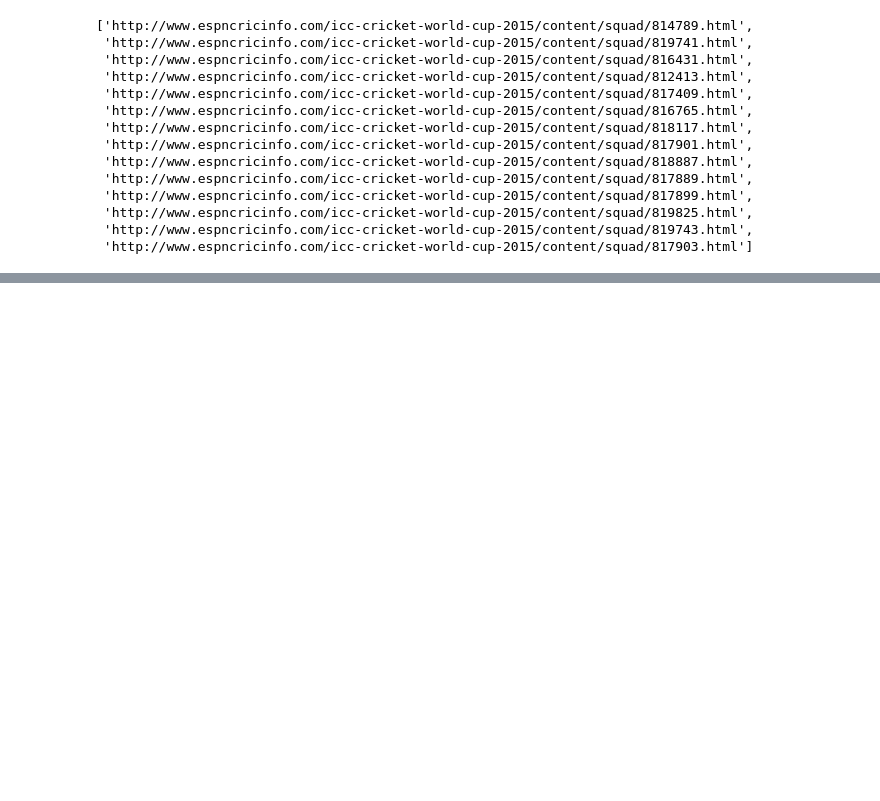
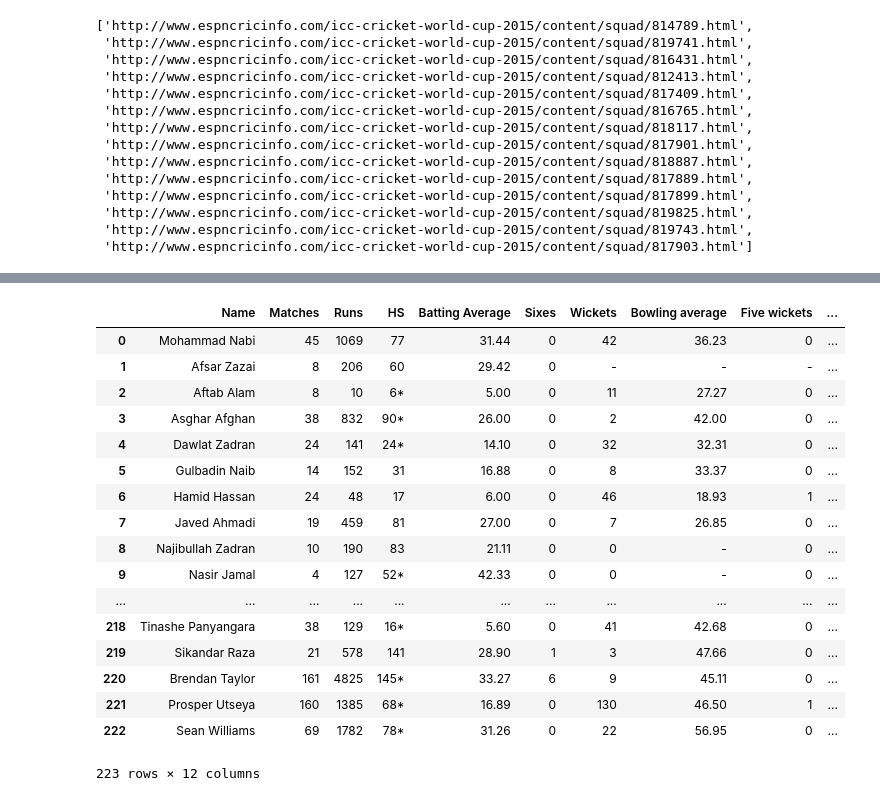
Before and after one commit to ikkhannn/Cricket-Worldcup-Prediction, a Jupyter notebook: squad.ipynb, the cells around one changed output, grey strips where cells are left out. Drawn from its saved outputs; the diff is of its cells as text; code cells hidden in the pictures; blank space fills up the shorter version.

```diff
--- a/squad.ipynb
+++ b/squad.ipynb
@@ -394,0 +1923,2 @@ all_players
+# %%
+cricket_dataset['BBI'] = cricket_dataset['BBI'].astype(str)
@@ -394,0 +1927,2 @@ all_players
+# %%
+cricket_dataset['BBI'] = cricket_dataset['BBI'].astype('str')
@@ -394,0 +1951,7 @@ all_players
+# %%
+new_bbi=[]
+for i in cricket_dataset.iloc[:,7]:
+    if(("-") in i):
+        new_bbi.append(i.replace('-','--'))
+    else:
+        new_bbi.append(i)
@@ -394,0 +1964,2 @@ all_players
+# %%
+cricket_dataset['BBI']=new_bbi
@@ -394,0 +1988,21 @@ all_players
+# %%
+cricket_dataset
+# %% [output]
+|  | Name | Matches | Runs | HS | Batting Average | Sixes | Wickets | Bowling average | Five wickets | ... |
+| 0 | Mohammad Nabi | 45 | 1069 | 77 | 31.44 | 0 | 42 | 36.23 | 0 | ... |
+| 1 | Afsar Zazai | 8 | 206 | 60 | 29.42 | 0 | - | - | - | ... |
+| 2 | Aftab Alam | 8 | 10 | 6* | 5.00 | 0 | 11 | 27.27 | 0 | ... |
+| 3 | Asghar Afghan | 38 | 832 | 90* | 26.00 | 0 | 2 | 42.00 | 0 | ... |
+| 4 | Dawlat Zadran | 24 | 141 | 24* | 14.10 | 0 | 32 | 32.31 | 0 | ... |
+| 5 | Gulbadin Naib | 14 | 152 | 31 | 16.88 | 0 | 8 | 33.37 | 0 | ... |
+| 6 | Hamid Hassan | 24 | 48 | 17 | 6.00 | 0 | 46 | 18.93 | 1 | ... |
+| 7 | Javed Ahmadi | 19 | 459 | 81 | 27.00 | 0 | 7 | 26.85 | 0 | ... |
+| 8 | Najibullah Zadran | 10 | 190 | 83 | 21.11 | 0 | 0 | - | 0 | ... |
+| 9 | Nasir Jamal | 4 | 127 | 52* | 42.33 | 0 | 0 | - | 0 | ... |
+| ... | ... | ... | ... | ... | ... | ... | ... | ... | ... | ... |
+| 218 | Tinashe Panyangara | 38 | 129 | 16* | 5.60 | 0 | 41 | 42.68 | 0 | ... |
+| 219 | Sikandar Raza | 21 | 578 | 141 | 28.90 | 1 | 3 | 47.66 | 0 | ... |
+| 220 | Brendan Taylor | 161 | 4825 | 145* | 33.27 | 6 | 9 | 45.11 | 0 | ... |
+| 221 | Prosper Utseya | 160 | 1385 | 68* | 16.89 | 0 | 130 | 46.50 | 1 | ... |
+| 222 | Sean Williams | 69 | 1782 | 78* | 31.26 | 0 | 22 | 56.95 | 0 | ... |
+223 rows × 12 columns
```
Also changed, not shown: parts of 47 cells of this notebook, 16 other files.
